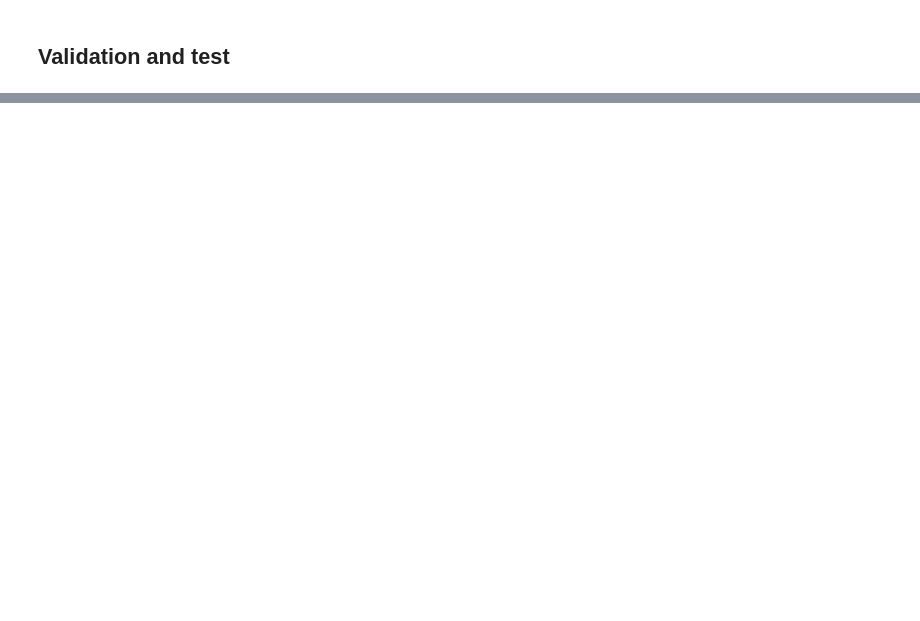
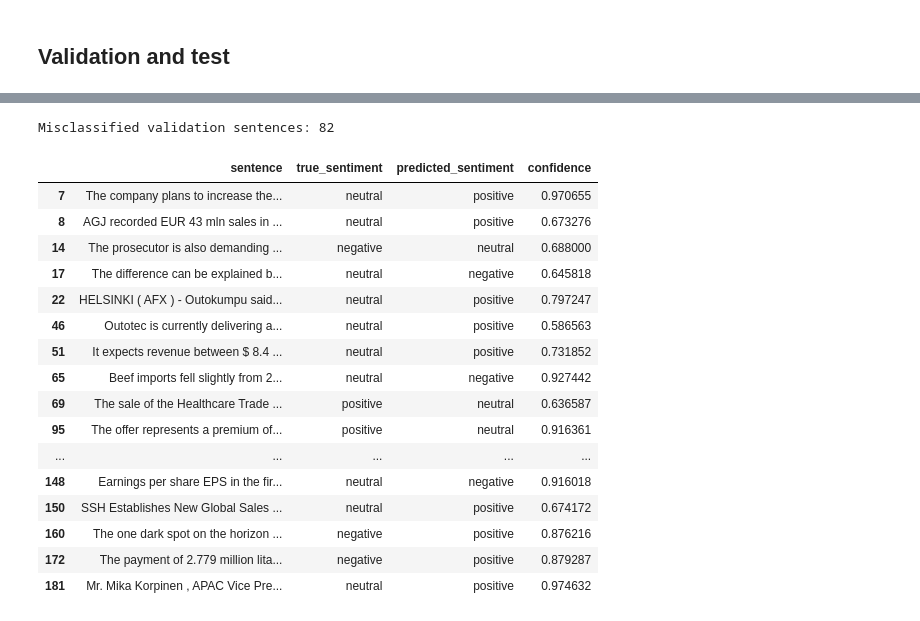
Before and after one commit to Malvern-Donga/Financial_PhraseBank, a Jupyter notebook: Financial Phrasebank Project/notebooks/04_distilbert_model.ipynb, the cells around one changed output, grey strips where cells are left out. Saved outputs shown, nothing was run; the diff lists cells and outputs as text; code cells hidden in the pictures; blank space fills up the shorter version.

```diff
--- a/Financial Phrasebank Project/notebooks/04_distilbert_model.ipynb
+++ b/Financial Phrasebank Project/notebooks/04_distilbert_model.ipynb
@@ -292,0 +347,34 @@ plt.show()
+# %%
+predictions_df = validation_df[["sentence", "label"]].copy().reset_index(drop=True)
+predictions_df["true_sentiment"] = predictions_df["label"].map(LABELS)
+predictions_df["predicted_label"] = y_pred
+predictions_df["predicted_sentiment"] = predictions_df["predicted_label"].map(LABELS)
+predictions_df["correct"] = predictions_df["label"] == predictions_df["predicted_label"]
+
+for i, name in LABELS.items():
+    predictions_df[f"prob_{name}"] = val_results["probabilities"][:, i]
+predictions_df["confidence"] = val_results["probabilities"].max(axis=1)
+
+errors_df = predictions_df.loc[~predictions_df["correct"]].copy()
+
+print("Misclassified validation sentences:", len(errors_df))
+display(errors_df[["sentence", "true_sentiment", "predicted_sentiment", "confidence"]].head(20))
+# %% [output]
+Misclassified validation sentences: 82
+|  | sentence | true_sentiment | predicted_sentiment | confidence |
+| 7 | The company plans to increase the... | neutral | positive | 0.970655 |
+| 8 | AGJ recorded EUR 43 mln sales in ... | neutral | positive | 0.673276 |
+| 14 | The prosecutor is also demanding ... | negative | neutral | 0.688000 |
+| 17 | The difference can be explained b... | neutral | negative | 0.645818 |
+| 22 | HELSINKI ( AFX ) - Outokumpu said... | neutral | positive | 0.797247 |
+| 46 | Outotec is currently delivering a... | neutral | positive | 0.586563 |
+| 51 | It expects revenue between $ 8.4 ... | neutral | positive | 0.731852 |
+| 65 | Beef imports fell slightly from 2... | neutral | negative | 0.927442 |
+| 69 | The sale of the Healthcare Trade ... | positive | neutral | 0.636587 |
+| 95 | The offer represents a premium of... | positive | neutral | 0.916361 |
+| ... | ... | ... | ... | ... |
+| 148 | Earnings per share EPS in the fir... | neutral | negative | 0.916018 |
+| 150 | SSH Establishes New Global Sales ... | neutral | positive | 0.674172 |
+| 160 | The one dark spot on the horizon ... | negative | positive | 0.876216 |
+| 172 | The payment of 2.779 million lita... | negative | positive | 0.879287 |
+| 181 | Mr. Mika Korpinen , APAC Vice Pre... | neutral | positive | 0.974632 |
```
Also changed, not shown: parts of 6 cells of this notebook.
